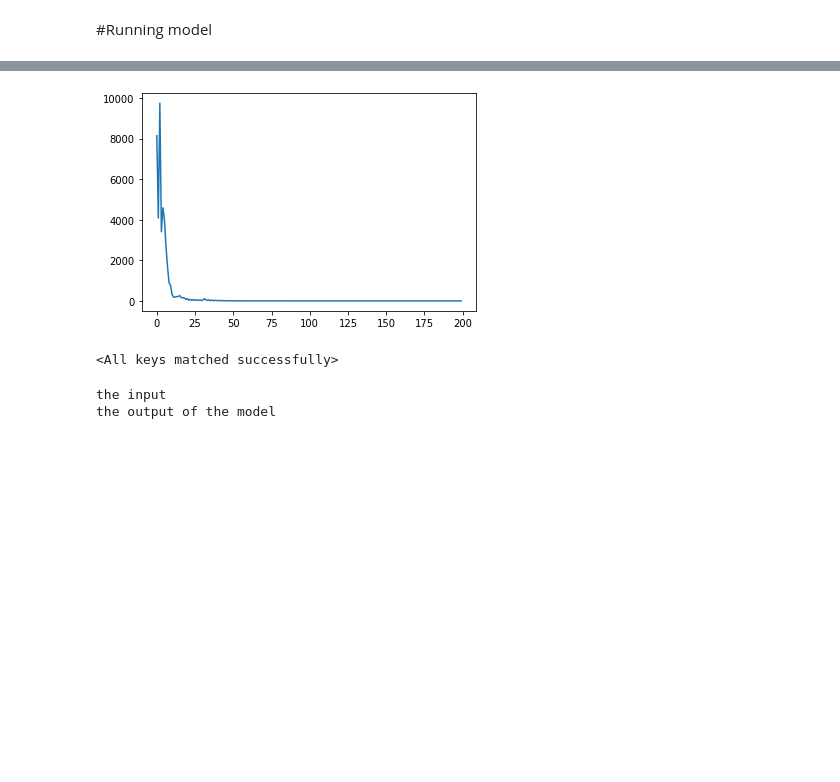
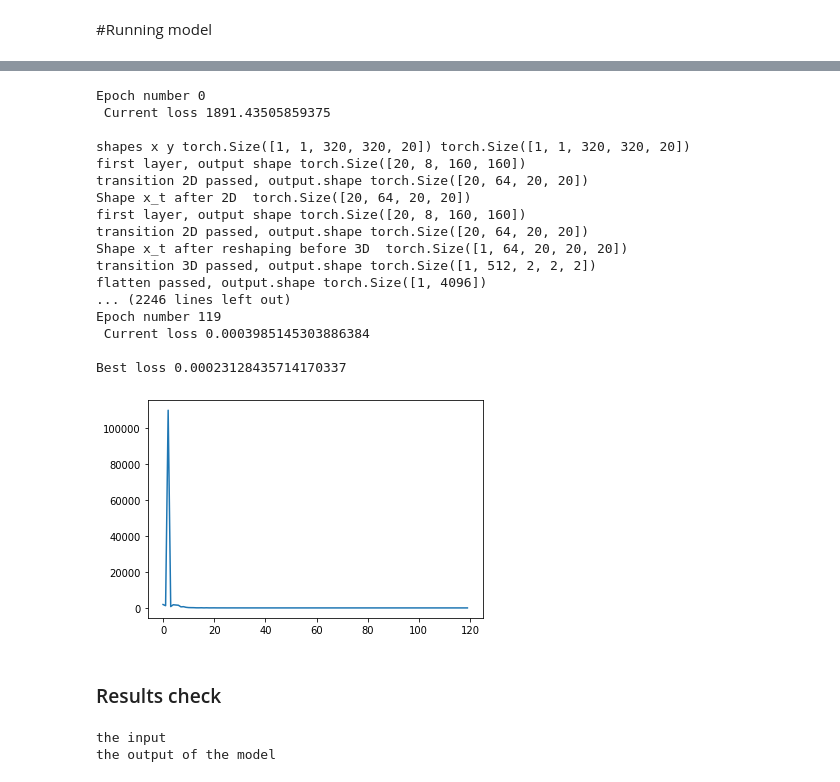
Before and after one commit to vhoma/ydata-viz-ai, a Jupyter notebook: NN_sharing_weights.ipynb, the cells around one changed output, grey strips where cells are left out. Drawn from its saved outputs; the diff is of its cells as text; code cells hidden in the pictures; blank space fills up the shorter version.

```diff
--- a/NN_sharing_weights.ipynb
+++ b/NN_sharing_weights.ipynb
@@ -238,15 +441,14 @@ plt.imshow(y[0][:,:,10])
 # %%
-model = Our_AirNet()
-model.train()
+model2 = Siam_AirNet2()
+model2.train()
 criterion = nn.MSELoss(reduction='sum')
-optimizer = optim.Adam(model.parameters(), lr = 0.005 )
+optimizer = optim.Adam(model2.parameters(), lr = 0.005 )
 scheduler = lr_scheduler.StepLR(optimizer, step_size=15, gamma=0.8)
-num_epochs = 200
+num_epochs = 120
 # %%
 best_loss = np.inf
 loss_history = []
-best_model_wts = copy.deepcopy(model.state_dict())
-#iteration_number= 0
+best_model_wts2 = copy.deepcopy(model2.state_dict())
 
 # Iterate throught the epochs
 for epoch in range(num_epochs):
@@ -260,11 +462,11 @@ for epoch in range(num_epochs):
 
         # Zero the gradients
         optimizer.zero_grad()
+        print('shapes x y', x.shape, y.shape)
+        # Pass in the two images into the network and obtain two outputs
+        res = model2(x, y)
+        print(res)
 
-        # Pass in the two images into the network and obtain two outputs
-        res = model(x, y)
-        #print(res.shape)
-        print(res)
         # Pass the outputs of the networks and label into the loss function
         loss = criterion(res, matrix.flatten())
         # Calculate the backpropagation
@@ -278,18 +480,14 @@ for epoch in range(num_epochs):
         print(f"Epoch number {epoch}\n Current loss {loss.item()}\n")
         #iteration_number += 10
 
-        if best_loss > loss:
+        if loss < best_loss:
           best_loss = loss
-          best_model_wts = copy.deepcopy(model.state_dict())
+          best_model_wts2 = copy.deepcopy(model2.state_dict())
 
         loss_history.append(loss.item())
-
-
-
 print(f'Best loss {best_loss}')
 
 plt.plot(range(num_epochs),loss_history)
 plt.show()
-model.load_state_dict(best_model_wts)
-#y.shape
+#model2.load_state_dict(best_model_wts2)
 # %% [output]
@@ -313,5 +509,23 @@ Best loss 2.0374798737066158e-07
+Epoch number 0
+ Current loss 1891.43505859375
+
+shapes x y torch.Size([1, 1, 320, 320, 20]) torch.Size([1, 1, 320, 320, 20])
+first layer, output shape torch.Size([20, 8, 160, 160])
+transition 2D passed, output.shape torch.Size([20, 64, 20, 20])
+Shape x_t after 2D  torch.Size([20, 64, 20, 20])
+first layer, output shape torch.Size([20, 8, 160, 160])
+transition 2D passed, output.shape torch.Size([20, 64, 20, 20])
+Shape x_t after reshaping before 3D  torch.Size([1, 64, 20, 20, 20])
+transition 3D passed, output.shape torch.Size([1, 512, 2, 2, 2])
+flatten passed, output.shape torch.Size([1, 4096])
+... (2246 lines left out)
+Epoch number 119
+ Current loss 0.0003985145303886384
+
+Best loss 0.00023128435714170337
-[figure, old version]
+[figure, new version]
-<All keys matched successfully>
+# %% [markdown]
+### Results check
 # %%
 #Printing the initial input and output
 print('the input')
```
Also changed, not shown: parts of 25 cells of this notebook.
